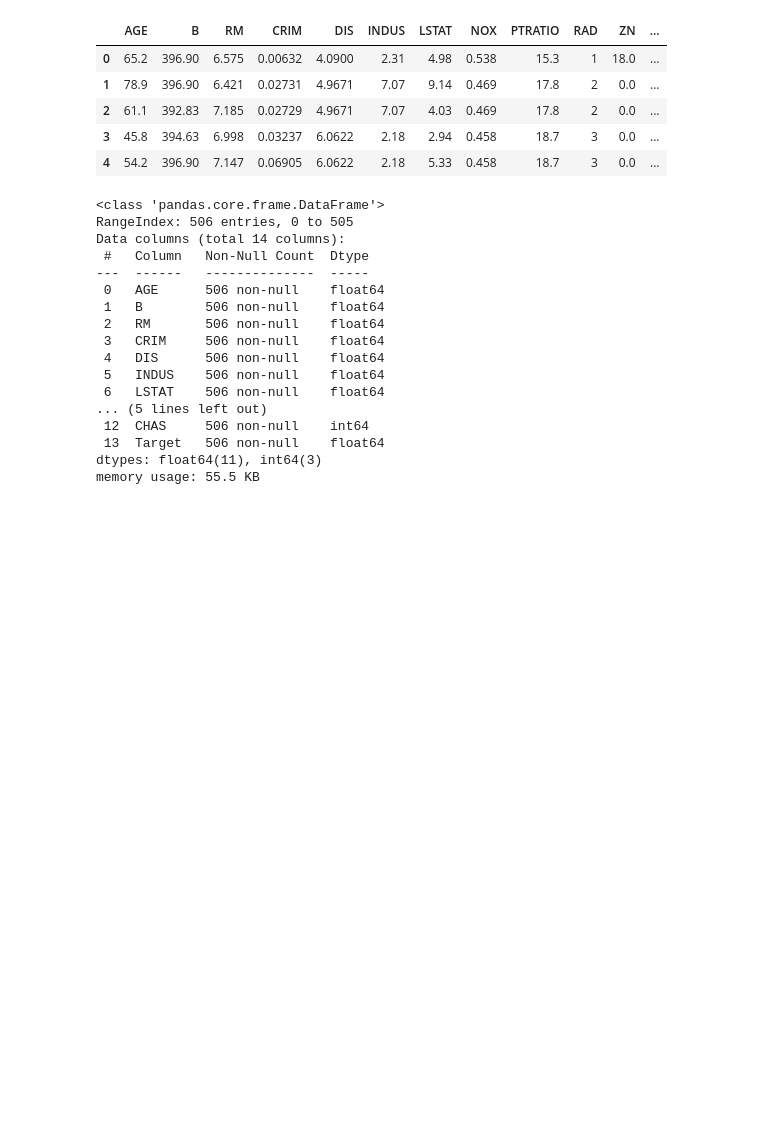
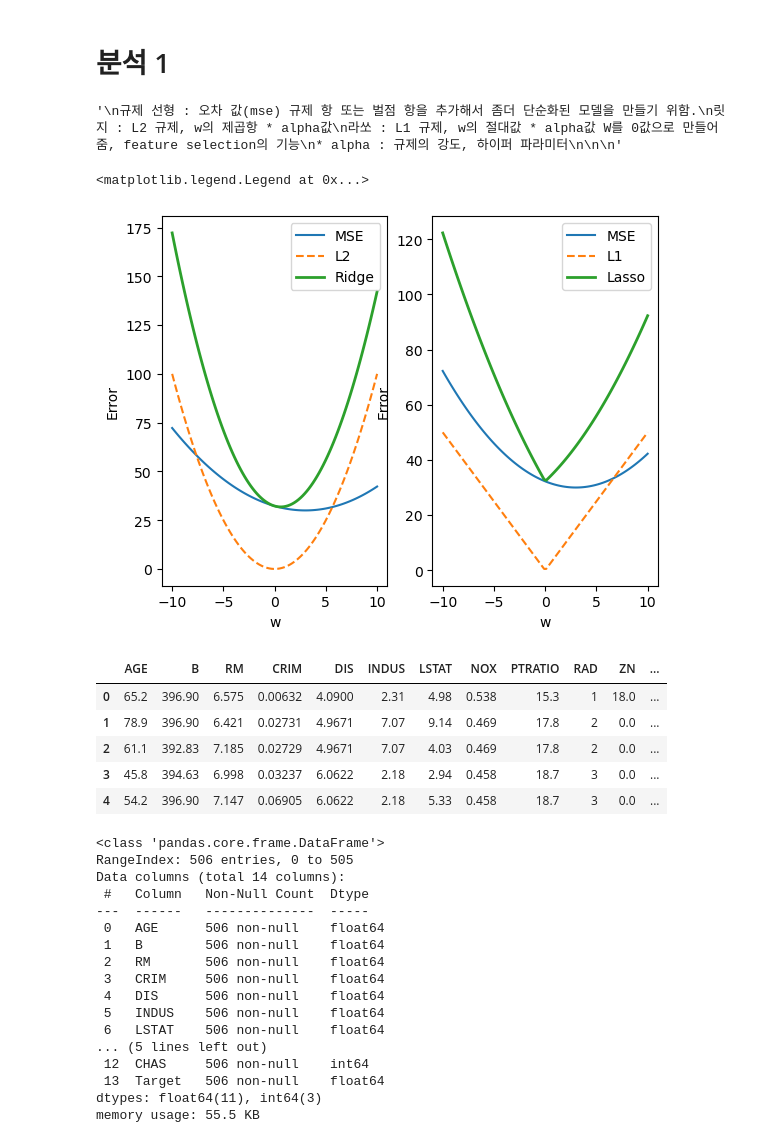
Before and after one commit to jonggu12/exam, a Jupyter notebook: 06.머신러닝/08. 보스턴 주택가격예측(회귀)/08. 보스턴 주택가격예측(회귀).ipynb, the cells around one changed output. Saved outputs shown, nothing was run; the diff lists cells and outputs as text; code cells hidden in the pictures; blank space fills up the shorter version.

```diff
--- a/06.머신러닝/08. 보스턴 주택가격예측(회귀)/08. 보스턴 주택가격예측(회귀).ipynb
+++ b/06.머신러닝/08. 보스턴 주택가격예측(회귀)/08. 보스턴 주택가격예측(회귀).ipynb
@@ -1,3 +1,63 @@
+# %% [markdown]
+# 분석 1
+# %%
+    """
+    규제 선형 : 오차 값(mse) 규제 항 또는 벌점 항을 추가해서 좀더 단순화된 모델을 만들기 위함.
+    릿지 : L2 규제, w의 제곱항 * alpha값
+    라쏘 : L1 규제, w의 절대값 * alpha값 W를 0값으로 만들어줌, feature selection의 기능
+    * alpha : 규제의 강도, 하이퍼 파라미터
+
+
+    """
+# %% [output]
+'\n규제 선형 : 오차 값(mse) 규제 항 또는 벌점 항을 추가해서 좀더 단순화된 모델을 만들기 위함.\n릿지 : L2 규제, w의 제곱항 * alpha값\n라쏘 : L1 규제, w의 절대값 * alpha값 W를 0값으로 만들어줌, feature selection의 기능\n* alpha : 규제의 강도, 하이퍼 파라미터\n\n\n'
+# %%
+import numpy as np
+import matplotlib.pyplot as plt
+rng = np.linspace(-10,10,100)
+# len(rng)
+# rng
+
+# mse 값 만들기
+
+mse = (0.5*(rng-3))**2 + 30
+
+
+# L2규제
+
+l2 = rng**2
+
+
+# L1규제
+
+l1 = 5*np.abs(rng)
+
+
+# ridge, lasso 계산
+
+ridge = mse + l2
+lasso = mse + l1
+
+
+plt.subplot(1,2,1)
+plt.plot(rng,mse,label='MSE')
+plt.plot(rng,l2,'--',label='L2')
+plt.plot(rng,ridge,lw=2,label='Ridge')
+plt.xlabel('w')
+plt.ylabel('Error')
+plt.legend()
+
+
+plt.subplot(1,2,2)
+plt.plot(rng,mse,label='MSE')
+plt.plot(rng,l1,'--',label='L1')
+plt.plot(rng,lasso,lw=2,label='Lasso')
+plt.xlabel('w')
+plt.ylabel('Error')
+plt.legend()
+# %% [output]
+<matplotlib.legend.Legend at 0x...>
+[figure, added]
 # %%
 import pandas as pd
 # %%
```
Also changed, not shown: parts of 2 cells of this notebook.
